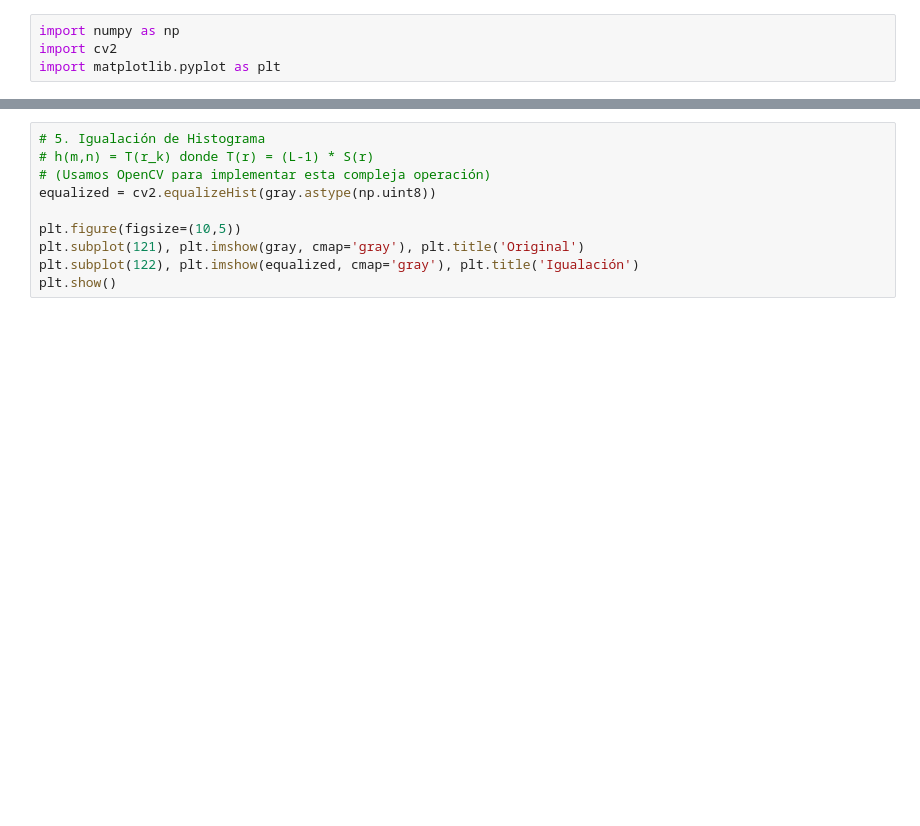
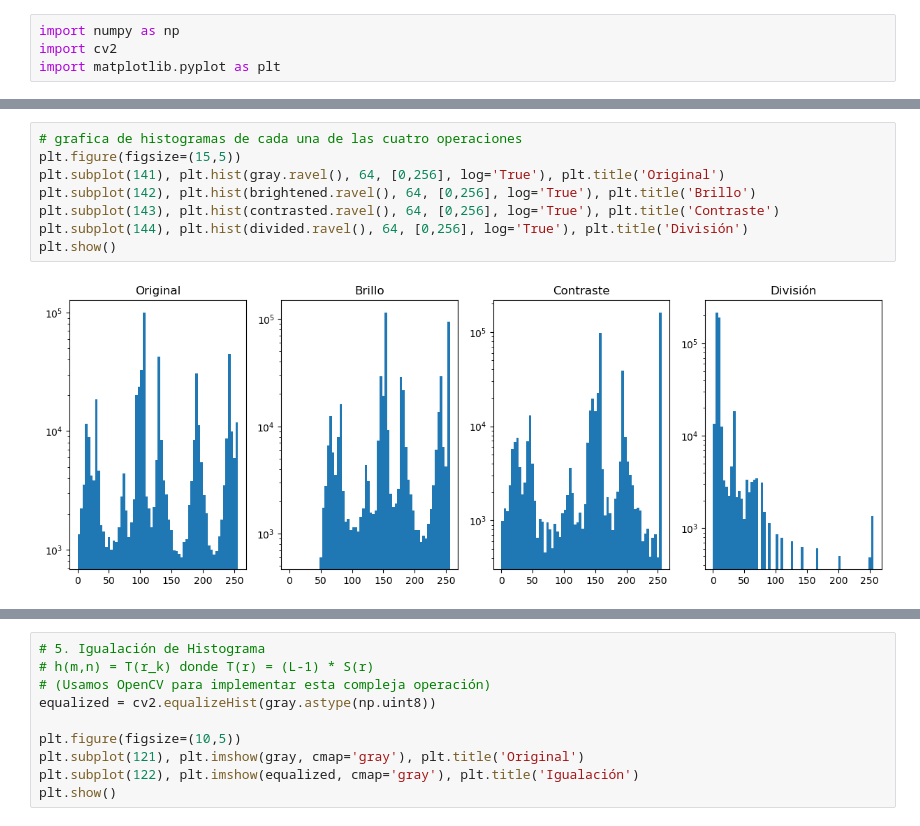
Before and after one commit to JsebastianUVPRQ/classical_trajectory, a Jupyter notebook: Intro_modeling_math/talleres_met_machine_learning/4_convolution/convolucion.ipynb, the cells around one changed output, grey strips where cells are left out. Saved outputs shown, nothing was run; the diff lists cells and outputs as text; blank space fills up the shorter version.

```diff
--- a/Intro_modeling_math/talleres_met_machine_learning/4_convolution/convolucion.ipynb
+++ b/Intro_modeling_math/talleres_met_machine_learning/4_convolution/convolucion.ipynb
@@ -47,0 +72,10 @@ plt.show()
+# %%
+# grafica de histogramas de cada una de las cuatro operaciones
+plt.figure(figsize=(15,5))
+plt.subplot(141), plt.hist(gray.ravel(), 64, [0,256], log='True'), plt.title('Original')
+plt.subplot(142), plt.hist(brightened.ravel(), 64, [0,256], log='True'), plt.title('Brillo')
+plt.subplot(143), plt.hist(contrasted.ravel(), 64, [0,256], log='True'), plt.title('Contraste')
+plt.subplot(144), plt.hist(divided.ravel(), 64, [0,256], log='True'), plt.title('División')
+plt.show()
+# %% [output]
+[figure, added]
```
Also changed, not shown: parts of 12 cells of this notebook.
